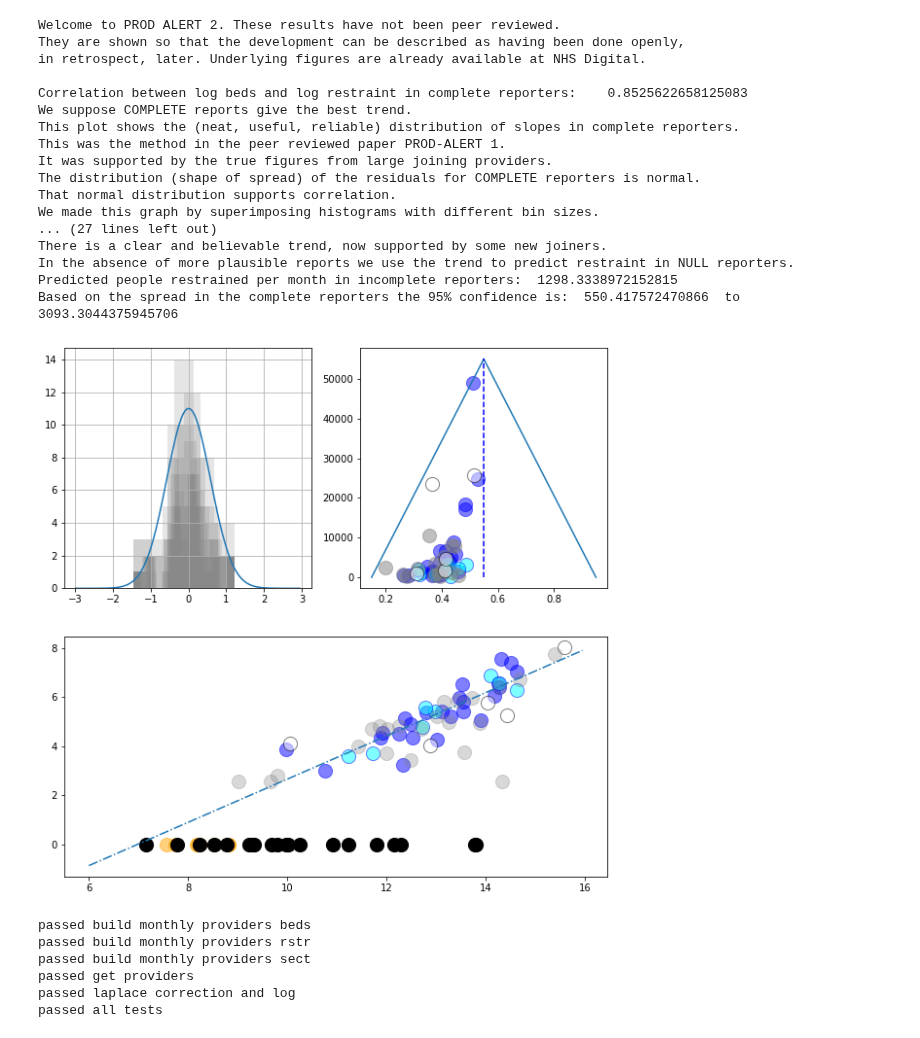
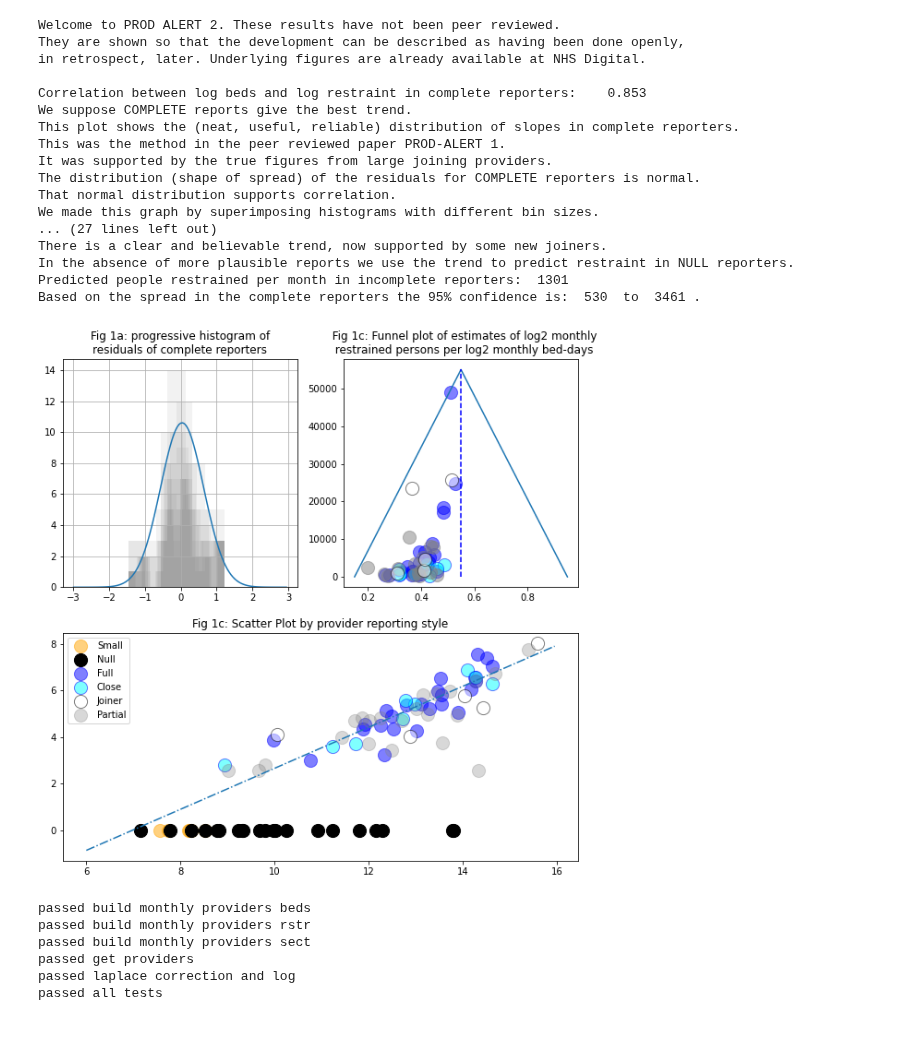
Before and after one commit to keithreid-sfw/PROD-ALERT-2, a Jupyter notebook: PROD_ALERT_2_restraints_size.ipynb, the cells around one changed output. Saved outputs shown, nothing was run; the diff lists cells and outputs as text; code cells hidden in the pictures.

```diff
--- a/PROD_ALERT_2_restraints_size.ipynb
+++ b/PROD_ALERT_2_restraints_size.ipynb
@@ -72,9 +72,7 @@ def get_small_for_rstr():
                         "NORTHUMBRIA HEALTHCARE NHS FOUNDATION TRUST",
                         "NEWBRIDGE CARE SYSTEMS LTD",
                         "BRAMLEY HEALTH",
-                        "REGIS HEALTHCARE LIMITED",
-                        "RIVERDALE GRANGE LIMITED",
-                        "SHEFFIELD CHILDREN'S NHS FOUNDATION TRUST"]
+                        "REGIS HEALTHCARE LIMITED"]
     return get_small_for_rstr
 
 def get_small_for_sect():
@@ -100,8 +98,7 @@ def get_small_for_sect():
                         "NEWBRIDGE CARE SYSTEMS",
                         "MAKING SPACE",
                         "ELLERN MEDE BARNET",
-                        "CARETECH COMMUNITY SERVICES (NO.2) LIMITED",
-                        "ISLE OF WIGHT NHS TRUST"]
+                        "CARETECH COMMUNITY SERVICES (NO.2) LIMITED"]
     return small_for_sect
 
 def get_verbose():
@@ -245,7 +242,7 @@ def count_cm(df_beds_rstr):
     complete_rows           = df_beds_rstr[boolean_complete_rows]
     best_c, best_m          = P.polyfit(complete_rows["LogBeds"],complete_rows["LogRstr"],1,full=False)
     complete_corr           = np.corrcoef(complete_rows["LogBeds"], complete_rows["LogRstr"])[0][1]
-    print("Correlation between log beds and log restraint in complete reporters:\t", complete_corr)
+    print("Correlation between log beds and log restraint in complete reporters:\t", round(complete_corr, ndigits=3))
     return best_c, best_m
 
 def classify_providers(log_main):
@@ -371,13 +368,14 @@ def draw_distro_of_complete_residuals(distro_package):
     print("We made this graph by superimposing histograms with different bin sizes.")
     print("Note the COMPLETE RESIDUAL mean is small.")
     print("It is small because COMPLETE reporters being reliable stick to the trend which is based on COMPLETE reporters.")
-    print("\nMean residual of COMPLETE reports restraint/size trend:\t\t", complete_residuals_mean)
-    print("Standard deviation of COMPLETE reports restraint/size trend:\t", complete_residuals_std_dev)
+    print("\nMean residual of COMPLETE reports restraint/size trend:\t\t", round(complete_residuals_mean, ndigits=3))
+    print("Standard deviation of COMPLETE reports restraint/size trend:\t", round(complete_residuals_std_dev, ndigits=3))
     print("In summary this plot helps us see the trend among COMPLETE reports as reliable.")
     x = np.arange(-3,3,0.05)
     plt.plot(x, 16*norm.pdf(x, complete_residuals_mean, complete_residuals_std_dev))
+    plt.title(label="Fig 1a: progressive histogram of\nresiduals of complete reporters")
     for i in range (5,16):
-        complete_residuals.hist(bins=i, alpha=0.2,color="grey")
+        complete_residuals.hist(bins=i, alpha=0.1,color="grey")
 
 def draw_funnel(classified_providers):
     print("\n\nThis funnel plot uses the variance of the estimation or log restraints per log bed.")
@@ -457,6 +455,8 @@ def draw_funnel(classified_providers):
         plt.scatter(mean, precision, facecolor="white", edgecolor="black", s=200, alpha=0.5)
     plt.plot([0.15,0.55,0.95],[0,55000,0])
     plt.plot([0.55,0.55],[0,55000],color="blue",linestyle="dashed")
+    plt.title(label="  Fig 1c: Funnel plot of estimates of log2 monthly\n  restrained persons per log2 monthly bed-days")
+
 
 def greet():
     print("""Welcome to PROD ALERT 2. These results have not been peer reviewed.
@@ -473,51 +473,52 @@ def scatter_classifieds(classified_providers):
     small_rows      = classified_providers[is_small]
     small_beds      = small_rows["LogBeds"]
     small_rstr      = small_rows["LogRstr"]
-    plt.scatter(small_beds, small_rstr, color="orange", s=200, alpha=0.5, )
+    plt.scatter(small_beds, small_rstr, color="orange", s=200, alpha=0.5, label="Small")
 
     is_null        = [x in("NULL") for x in classified_providers["Style"]]
     null_rows      = classified_providers[is_null]
     null_beds      = null_rows["LogBeds"]
     null_rstr      = null_rows["LogRstr"]
-    plt.scatter(null_beds, null_rstr, color="black", s=200, alpha=1.0)
+    plt.scatter(null_beds, null_rstr, color="black", s=200, alpha=1.0, label="Null")
 
     is_full        = [x in("FULL") for x in classified_providers["Style"]]
     full_rows      = classified_providers[is_full]
     full_beds      = full_rows["LogBeds"]
     full_rstr      = full_rows["LogRstr"]
-    plt.scatter(full_beds, full_rstr, color="blue", s=200, alpha=0.5)
+    plt.scatter(full_beds, full_rstr, color="blue", s=200, alpha=0.5, label="Full")
 
     is_close        = [x in("CLOSE") for x in classified_providers["Style"]]
     close_rows      = classified_providers[is_close]
     close_beds      = close_rows["LogBeds"]
     close_rstr      = close_rows["LogRstr"]
-    plt.scatter(close_beds, close_rstr, facecolor="cyan", edgecolor="blue",
-                    alpha=0.5, s=200)
+    plt.scatter(close_beds, close_rstr, facecolor="cyan", edgecolor="blue", alpha=0.5, s=200, label="Close")
 
     is_joins        = [x in("JOINS") for x in classified_providers["Style"]]
     joins_rows      = classified_providers[is_joins]
     joins_beds      = joins_rows["LogBeds"]
     joins_rstr      = joins_rows["LogRstr"]
     plt.scatter(joins_beds, joins_rstr, facecolor="white", edgecolor="black",
-                    alpha=0.5, s=200)
+                    alpha=0.5, s=200, label="Joiner")
 
     is_partial      = [x in("PARTIAL") for x in classified_providers["Style"]]
     partial_rows    = classified_providers[is_partial]
     partial_beds    = partial_rows["LogBeds"]
     partial_rstr    = partial_rows["LogRstr"]
     class_scatter   = plt.scatter(partial_beds, partial_rstr, color ="grey",
-                    alpha=0.3, s=200)
+                    alpha=0.3, s=200, label="Partial")
     x               = np.arange(6,16,0.05)
     best_c, best_m  = count_cm(classified_providers)
     plt.plot(x, (best_m*x)+best_c, linestyle="dashdot")
+    plt.title(label ="Fig 1c: Scatter Plot by provider reporting style")
+    plt.legend(loc="best")
 
 def tell_unheard(unheard_package):
     incomplete_rep_sum, incomplete_rep_low, incomplete_rep_high = unheard_package
     print("\nTo conclude the size and restraint analysis we estimate people restrained per month in non-complete providers.")
     print("There is a clear and believable trend, now supported by some new joiners.")
     print("In the absence of more plausible reports we use the trend to predict restraint in NULL reporters.")
-    print("Predicted people restrained per month in incomplete reporters: ", incomplete_rep_sum)
-    print("Based on the spread in the complete reporters the 95% confidence is: ", incomplete_rep_low," to ", incomplete_rep_high)
+    print(f"Predicted people restrained per month in incomplete reporters: ", int(incomplete_rep_sum))
+    print("Based on the spread in the complete reporters the 95% confidence is: ", int(incomplete_rep_low)," to ", int(incomplete_rep_high),".")
 
 #       CONTROL
 
@@ -526,37 +527,37 @@ if __name__=="__main__":
     greet()
     log_main                                = build_log_main()
     classified_providers, best_c            = analyse_provider_residuals(log_main)
     classified_providers, distro_package    = count_bounds(classified_providers, best_c)
     unheard_package                         = predict_incomplete(classified_providers)
 
     pl.figure()
     gs              = gridspec.GridSpec(2, 2)
     ax              = pl.subplot(gs[0, 0])
     distro          = draw_distro_of_complete_residuals(distro_package)
     ax              = pl.subplot(gs[0, 1])
     funnel          = draw_funnel(classified_providers)
     ax              = pl.subplot(gs[1, :])
     scatter_plot    = scatter_classifieds(classified_providers)
     tell_unheard(unheard_package)
 # %% [output]
 Welcome to PROD ALERT 2. These results have not been peer reviewed.
 They are shown so that the development can be described as having been done openly,
 in retrospect, later. Underlying figures are already available at NHS Digital.
 
-Correlation between log beds and log restraint in complete reporters:    0.8525622658125083
+Correlation between log beds and log restraint in complete reporters:    0.853
 We suppose COMPLETE reports give the best trend.
 This plot shows the (neat, useful, reliable) distribution of slopes in complete reporters.
 This was the method in the peer reviewed paper PROD-ALERT 1.
 It was supported by the true figures from large joining providers.
 The distribution (shape of spread) of the residuals for COMPLETE reporters is normal.
 That normal distribution supports correlation.
 We made this graph by superimposing histograms with different bin sizes.
 ... (27 lines left out)
 There is a clear and believable trend, now supported by some new joiners.
 In the absence of more plausible reports we use the trend to predict restraint in NULL reporters.
-Predicted people restrained per month in incomplete reporters:  1298.3338972152815
-Based on the spread in the complete reporters the 95% confidence is:  550.417572470866  to  3093.3044375945706
+Predicted people restrained per month in incomplete reporters:  1301
+Based on the spread in the complete reporters the 95% confidence is:  530  to  3461 .
-[figure, old version]
+[figure, new version]
 # %%
 # tests \
 
```
Also changed, not shown: parts of 1 cell of this notebook.
